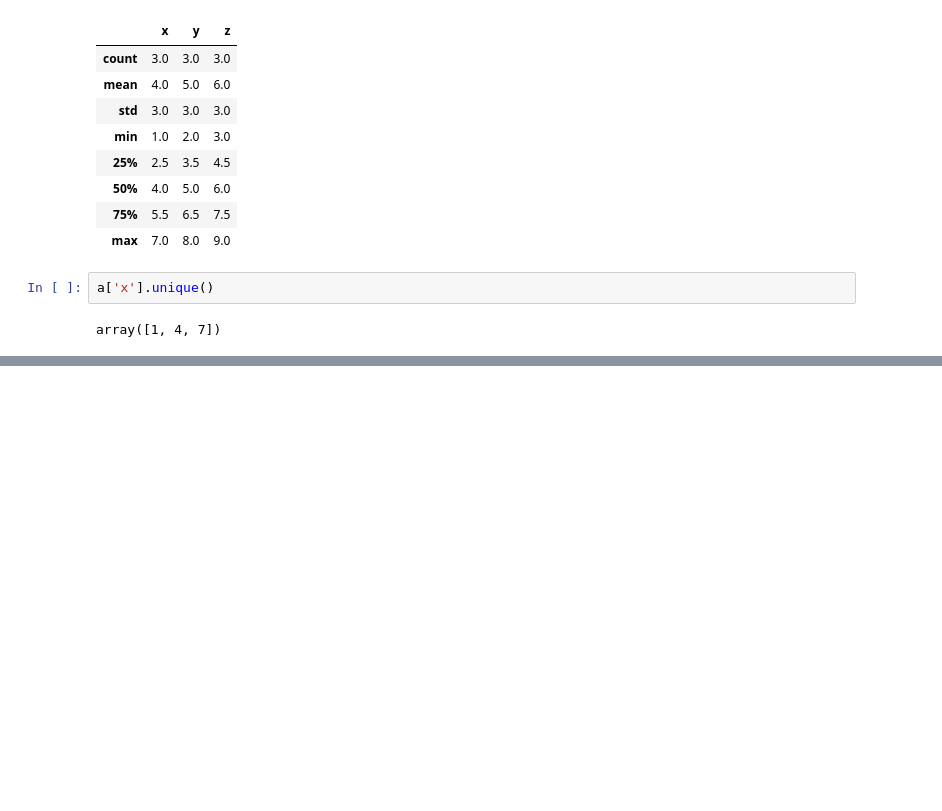
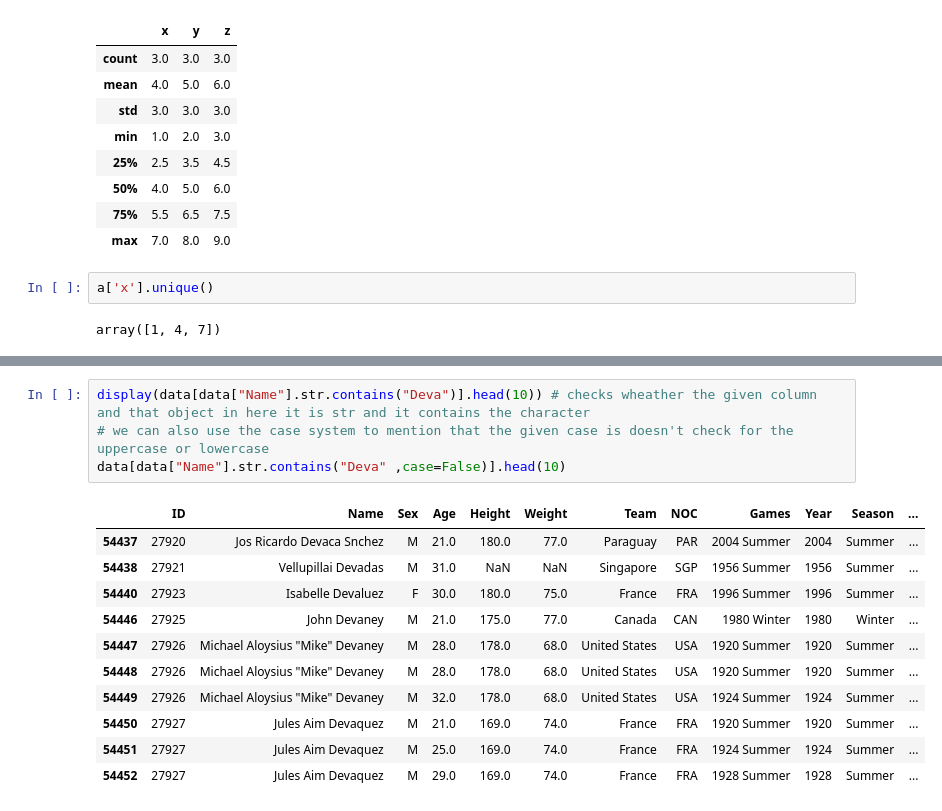
Before and after one commit to DEVA266/Projects, a Jupyter notebook: mypandas.ipynb, the cells around one changed output, grey strips where cells are left out. Drawn from its saved outputs; the diff is of its cells as text; blank space fills up the shorter version.

```diff
--- a/mypandas.ipynb
+++ b/mypandas.ipynb
@@ -82,0 +169,16 @@ FileNotFoundError: [Errno 2] No such file or directory: 'coffee.csv'
+# %%
+display(data[data["Name"].str.contains("Deva")].head(10)) # checks wheather the given column and that object in here it is str and it contains the character
+# we can also use the case system to mention that the given case is doesn't check for the uppercase or lowercase
+data[data["Name"].str.contains("Deva" ,case=False)].head(10)
+# %% [output]
+|  | ID | Name | Sex | Age | Height | Weight | Team | NOC | Games | Year | Season | ... |
+| 54437 | 27920 | Jos Ricardo Devaca Snchez | M | 21.0 | 180.0 | 77.0 | Paraguay | PAR | 2004 Summer | 2004 | Summer | ... |
+| 54438 | 27921 | Vellupillai Devadas | M | 31.0 | NaN | NaN | Singapore | SGP | 1956 Summer | 1956 | Summer | ... |
+| 54440 | 27923 | Isabelle Devaluez | F | 30.0 | 180.0 | 75.0 | France | FRA | 1996 Summer | 1996 | Summer | ... |
+| 54446 | 27925 | John Devaney | M | 21.0 | 175.0 | 77.0 | Canada | CAN | 1980 Winter | 1980 | Winter | ... |
+| 54447 | 27926 | Michael Aloysius "Mike" Devaney | M | 28.0 | 178.0 | 68.0 | United States | USA | 1920 Summer | 1920 | Summer | ... |
+| 54448 | 27926 | Michael Aloysius "Mike" Devaney | M | 28.0 | 178.0 | 68.0 | United States | USA | 1920 Summer | 1920 | Summer | ... |
+| 54449 | 27926 | Michael Aloysius "Mike" Devaney | M | 32.0 | 178.0 | 68.0 | United States | USA | 1924 Summer | 1924 | Summer | ... |
+| 54450 | 27927 | Jules Aim Devaquez | M | 21.0 | 169.0 | 74.0 | France | FRA | 1920 Summer | 1920 | Summer | ... |
+| 54451 | 27927 | Jules Aim Devaquez | M | 25.0 | 169.0 | 74.0 | France | FRA | 1924 Summer | 1924 | Summer | ... |
+| 54452 | 27927 | Jules Aim Devaquez | M | 29.0 | 169.0 | 74.0 | France | FRA | 1928 Summer | 1928 | Summer | ... |
```
Also changed, not shown: parts of 12 cells of this notebook, 1 other file.
